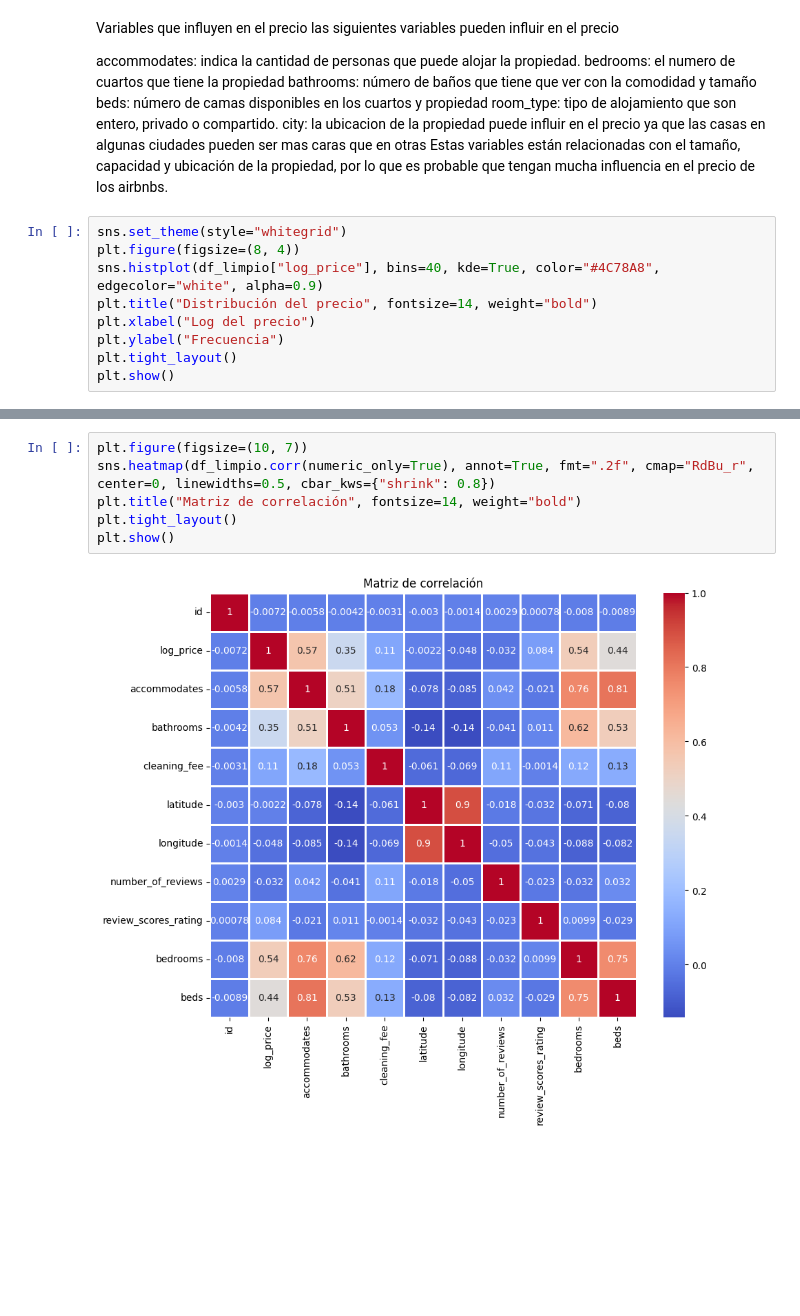
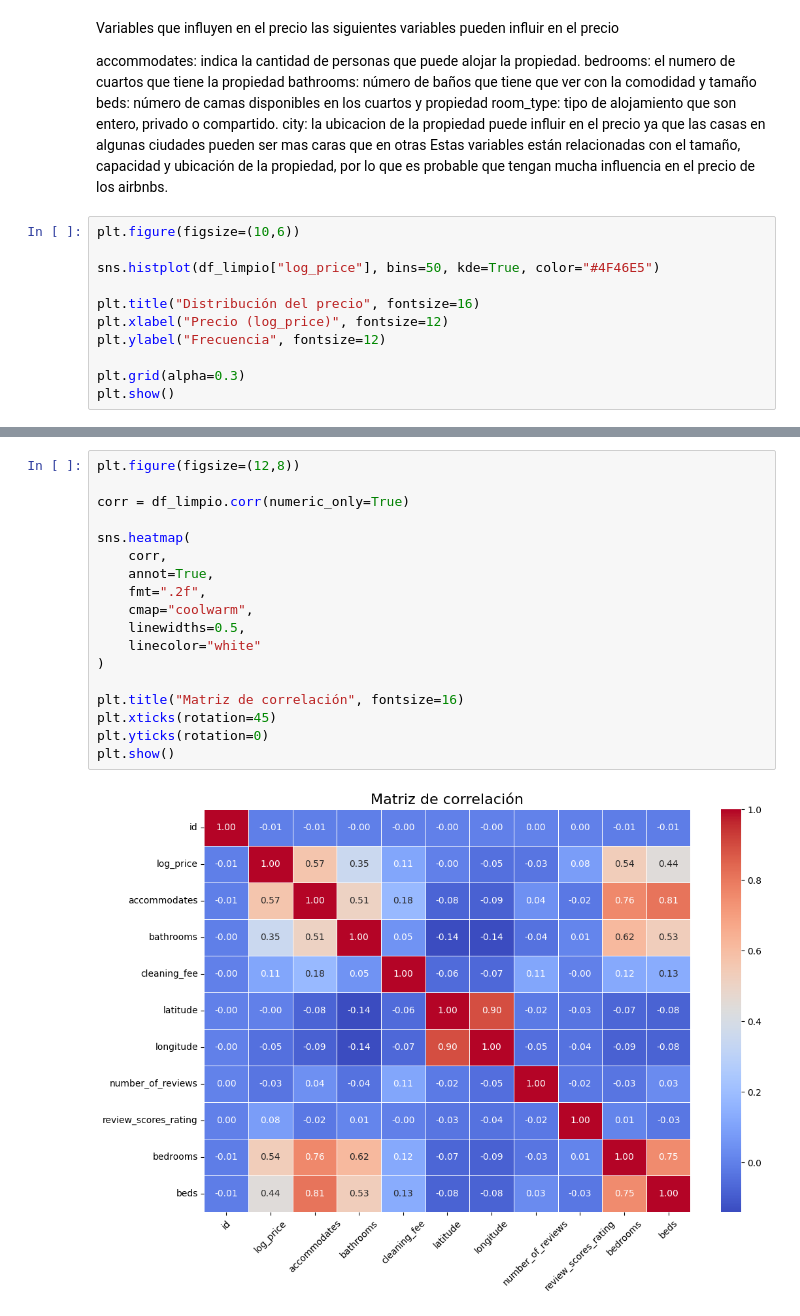
Before and after one commit to ch3rry-root/Avance-Proyecto-Ciencia-de-datos, a Jupyter notebook: notebook.ipynb, the cells around one changed output, grey strips where cells are left out. Cells and saved outputs as stored; diff of their text form; blank space fills up the shorter version.

```diff
--- a/notebook.ipynb
+++ b/notebook.ipynb
@@ -123,12 +123,14 @@ room_type: tipo de alojamiento  que son entero, privado o compartido.
 city: la ubicacion de la propiedad puede influir en el precio ya que las casas en algunas ciudades pueden ser mas caras que en otras
 Estas variables están relacionadas con el tamaño, capacidad y ubicación de la propiedad, por lo que es probable que tengan mucha influencia en el precio de los airbnbs.
 # %%
-sns.set_theme(style="whitegrid")
-plt.figure(figsize=(8, 4))
-sns.histplot(df_limpio["log_price"], bins=40, kde=True, color="#4C78A8", edgecolor="white", alpha=0.9)
-plt.title("Distribución del precio", fontsize=14, weight="bold")
-plt.xlabel("Log del precio")
-plt.ylabel("Frecuencia")
-plt.tight_layout()
+plt.figure(figsize=(10,6))
+
+sns.histplot(df_limpio["log_price"], bins=50, kde=True, color="#4F46E5")
+
+plt.title("Distribución del precio", fontsize=16)
+plt.xlabel("Precio (log_price)", fontsize=12)
+plt.ylabel("Frecuencia", fontsize=12)
+
+plt.grid(alpha=0.3)
 plt.show()
 # %% [output]
@@ -157,8 +169,20 @@ plt.show()
 # %%
-plt.figure(figsize=(10, 7))
-sns.heatmap(df_limpio.corr(numeric_only=True), annot=True, fmt=".2f", cmap="RdBu_r", center=0, linewidths=0.5, cbar_kws={"shrink": 0.8})
-plt.title("Matriz de correlación", fontsize=14, weight="bold")
-plt.tight_layout()
+plt.figure(figsize=(12,8))
+
+corr = df_limpio.corr(numeric_only=True)
+
+sns.heatmap(
+    corr,
+    annot=True,
+    fmt=".2f",
+    cmap="coolwarm",
+    linewidths=0.5,
+    linecolor="white"
+)
+
+plt.title("Matriz de correlación", fontsize=16)
+plt.xticks(rotation=45)
+plt.yticks(rotation=0)
 plt.show()
 # %% [output]
-[figure, old version]
+[figure, new version]
```
Also changed, not shown: parts of 3 cells of this notebook.
